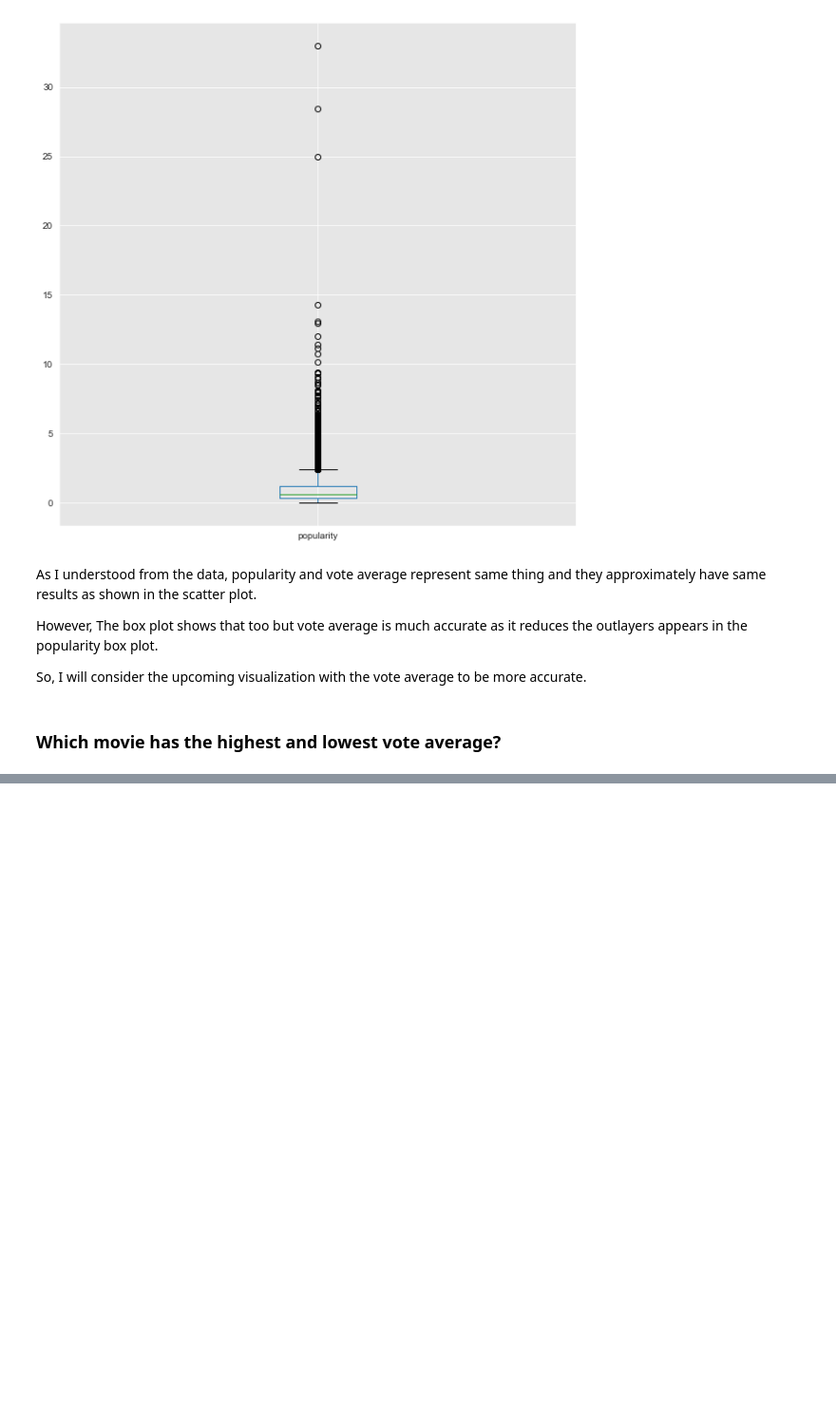
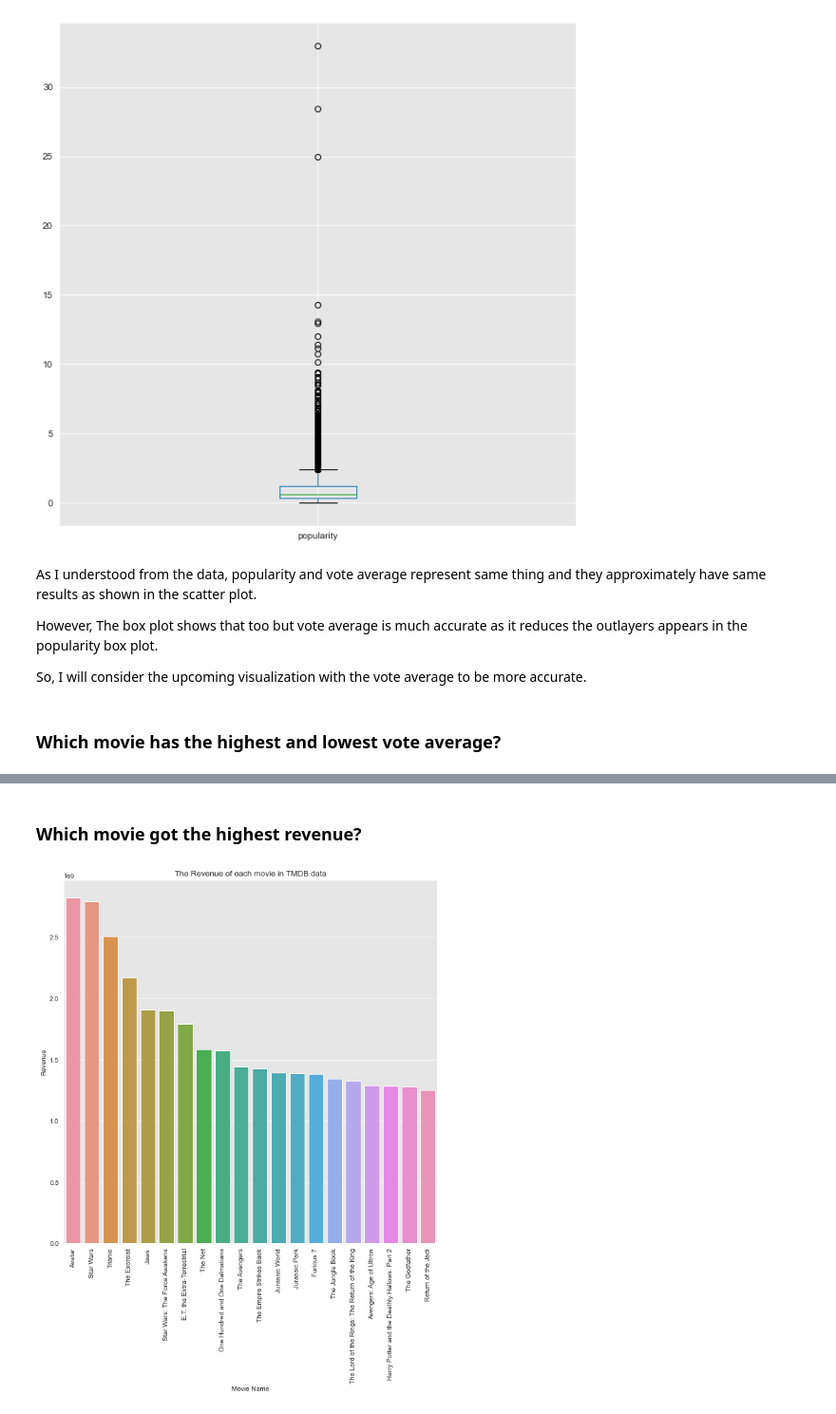
Before and after one commit to hagerElsehaimy/TMDb, a Jupyter notebook: TMDb.ipynb, the cells around one changed output, grey strips where cells are left out. Shown at 95% size. Drawn from its saved outputs; the diff is of its cells as text; code cells hidden in the pictures; blank space fills up the shorter version.

```diff
--- a/TMDb.ipynb
+++ b/TMDb.ipynb
@@ -447,0 +447,6 @@ movie_vote_average(movies_df)
+# %% [markdown]
+### Which movie got the highest revenue?
+# %%
+movie_one_variable_visualization(movies_df,'original_title','revenue_adj','Movie Name','Revenue','The Revenue of each movie in TMDB data',False)
+# %% [output]
+[figure, added]
```
Also changed, not shown: parts of 7 cells of this notebook.
